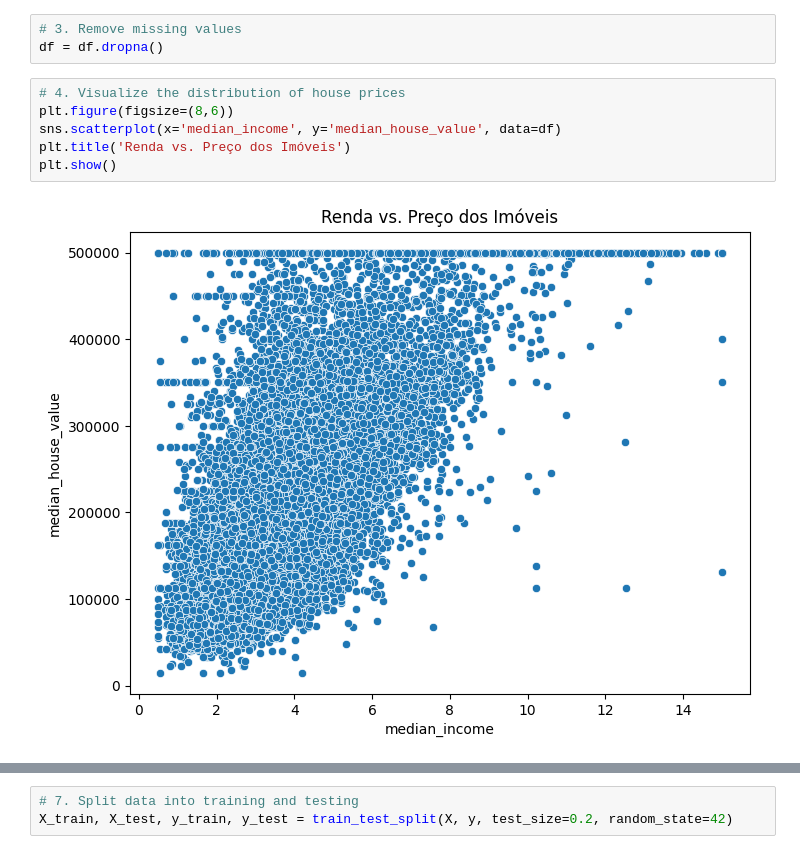
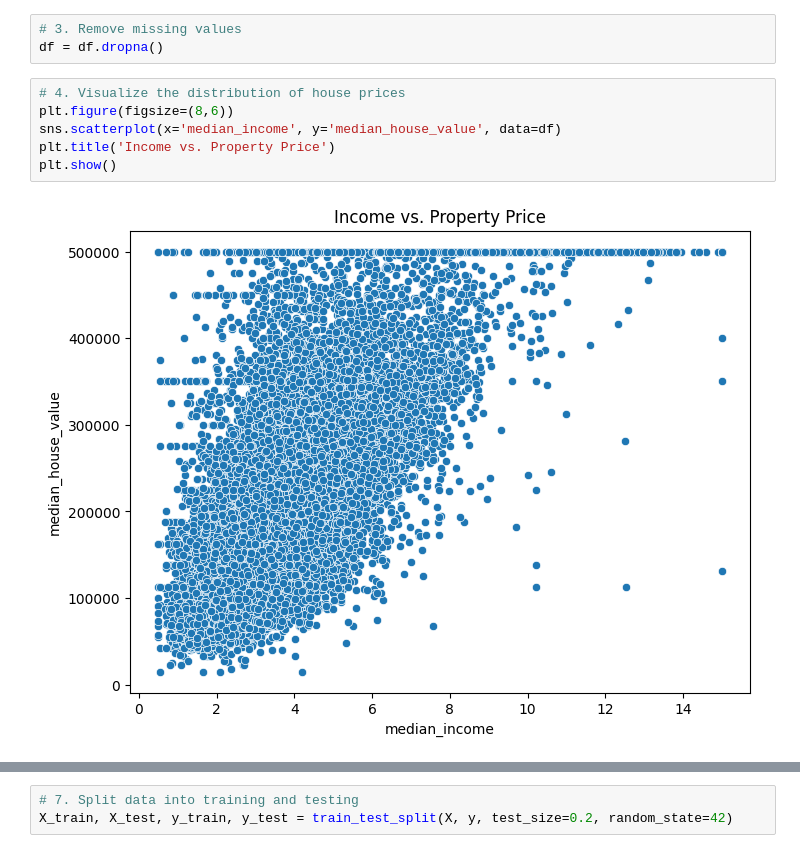
Before and after one commit to devleobm/house-prices-analysis, a Jupyter notebook: housing_analysis.ipynb, the cells around one changed output, grey strips where cells are left out. Cells and saved outputs as stored; diff of their text form.

```diff
--- a/housing_analysis.ipynb
+++ b/housing_analysis.ipynb
@@ -61,11 +41,11 @@ df = df.dropna()
 # %%
 # 4. Visualize the distribution of house prices
 plt.figure(figsize=(8,6))
 sns.scatterplot(x='median_income', y='median_house_value', data=df)
-plt.title('Renda vs. Preço dos Imóveis')
+plt.title('Income vs. Property Price')
 plt.show()
 # %% [output]
-[figure, old version]
+[figure, new version]
 # %%
 # 5. Correlation matrix
 corr = df.corr(numeric_only=True)
```
Also changed, not shown: parts of 6 cells of this notebook.
